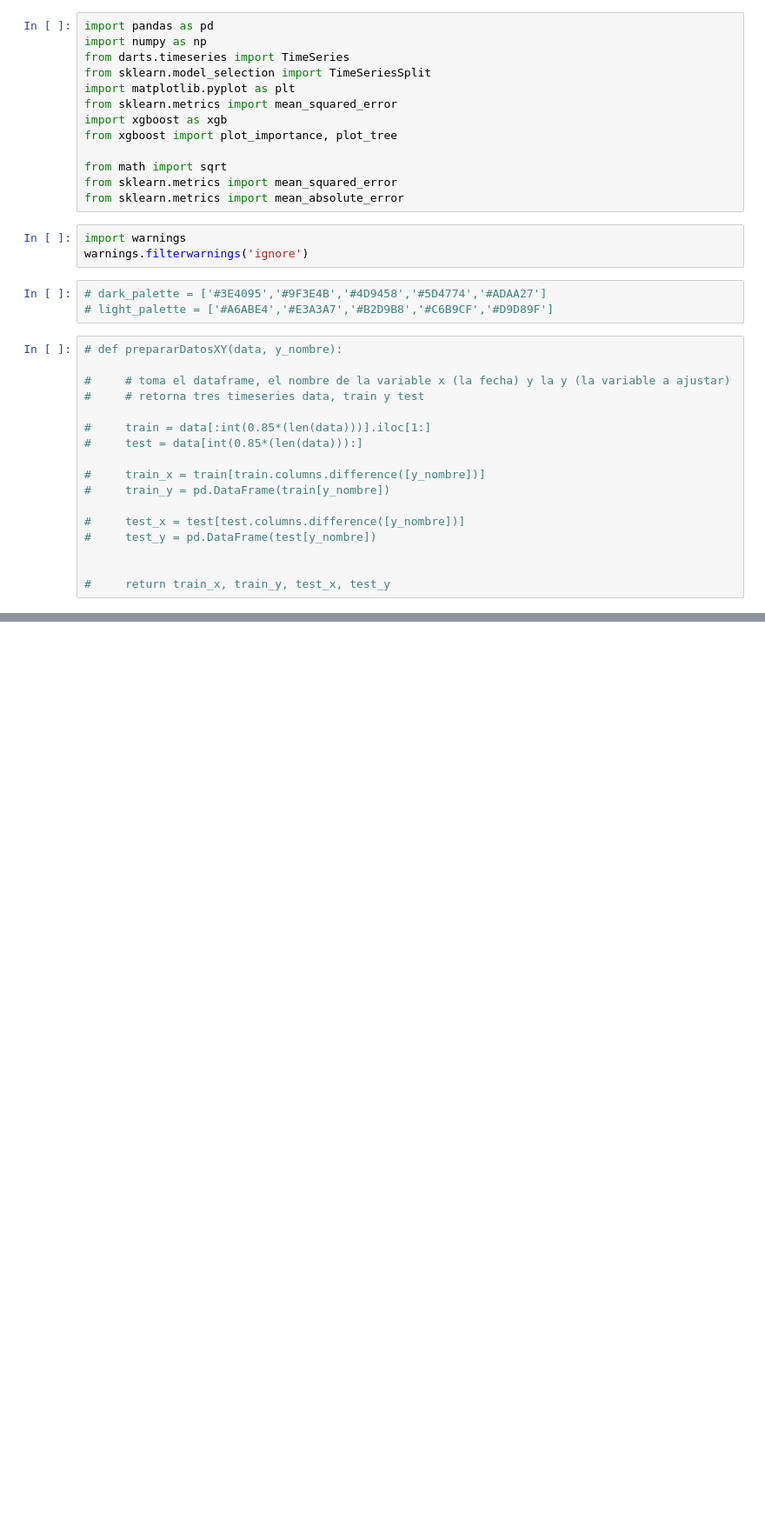
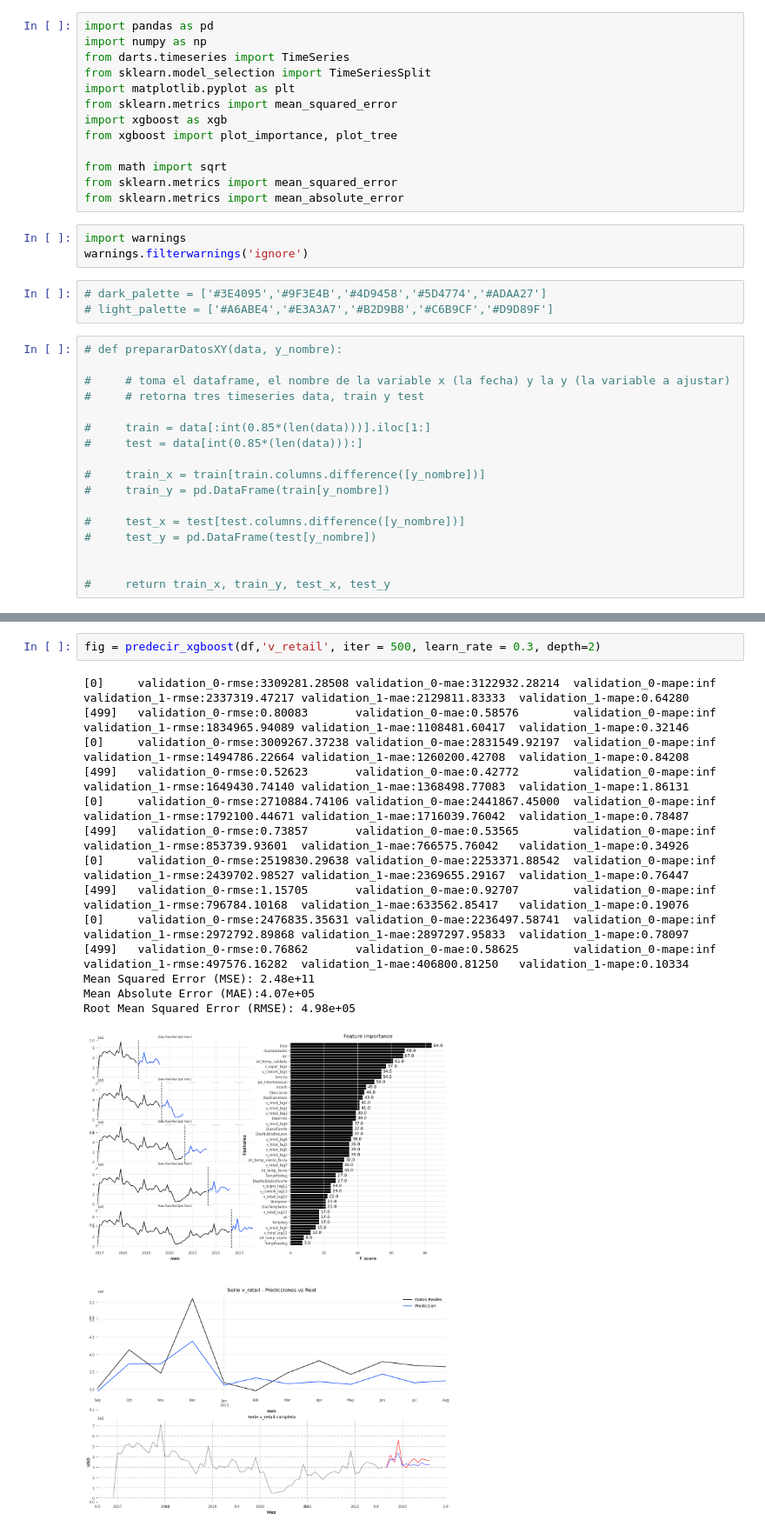
Before and after one commit to waldof86/AST, a Jupyter notebook: TP2/TP2 XGBoost.ipynb, the cells around one changed output, grey strips where cells are left out. Shown at 87% size. Cells and saved outputs as stored; diff of their text form; blank space fills up the shorter version.

```diff
--- a/TP2/TP2 XGBoost.ipynb
+++ b/TP2/TP2 XGBoost.ipynb
@@ -211,0 +309,17 @@ Root Mean Squared Error (RMSE): 6.82e+05
+# %%
+fig = predecir_xgboost(df,'v_retail', iter = 500, learn_rate = 0.3, depth=2)
+# %% [output]
+[0]     validation_0-rmse:3309281.28508 validation_0-mae:3122932.28214  validation_0-mape:inf   validation_1-rmse:2337319.47217 validation_1-mae:2129811.83333  validation_1-mape:0.64280
+[499]   validation_0-rmse:0.80083       validation_0-mae:0.58576        validation_0-mape:inf   validation_1-rmse:1834965.94089 validation_1-mae:1108481.60417  validation_1-mape:0.32146
+[0]     validation_0-rmse:3009267.37238 validation_0-mae:2831549.92197  validation_0-mape:inf   validation_1-rmse:1494786.22664 validation_1-mae:1260200.42708  validation_1-mape:0.84208
+[499]   validation_0-rmse:0.52623       validation_0-mae:0.42772        validation_0-mape:inf   validation_1-rmse:1649430.74140 validation_1-mae:1368498.77083  validation_1-mape:1.86131
+[0]     validation_0-rmse:2710884.74106 validation_0-mae:2441867.45000  validation_0-mape:inf   validation_1-rmse:1792100.44671 validation_1-mae:1716039.76042  validation_1-mape:0.78487
+[499]   validation_0-rmse:0.73857       validation_0-mae:0.53565        validation_0-mape:inf   validation_1-rmse:853739.93601  validation_1-mae:766575.76042   validation_1-mape:0.34926
+[0]     validation_0-rmse:2519830.29638 validation_0-mae:2253371.88542  validation_0-mape:inf   validation_1-rmse:2439702.98527 validation_1-mae:2369655.29167  validation_1-mape:0.76447
+[499]   validation_0-rmse:1.15705       validation_0-mae:0.92707        validation_0-mape:inf   validation_1-rmse:796784.10168  validation_1-mae:633562.85417   validation_1-mape:0.19076
+[0]     validation_0-rmse:2476835.35631 validation_0-mae:2236497.58741  validation_0-mape:inf   validation_1-rmse:2972792.89868 validation_1-mae:2897297.95833  validation_1-mape:0.78097
+[499]   validation_0-rmse:0.76862       validation_0-mae:0.58625        validation_0-mape:inf   validation_1-rmse:497576.16282  validation_1-mae:406800.81250   validation_1-mape:0.10334
+Mean Squared Error (MSE): 2.48e+11
+Mean Absolute Error (MAE):4.07e+05
+Root Mean Squared Error (RMSE): 4.98e+05
+[figure, added]
```
Also changed, not shown: parts of 20 cells of this notebook.
